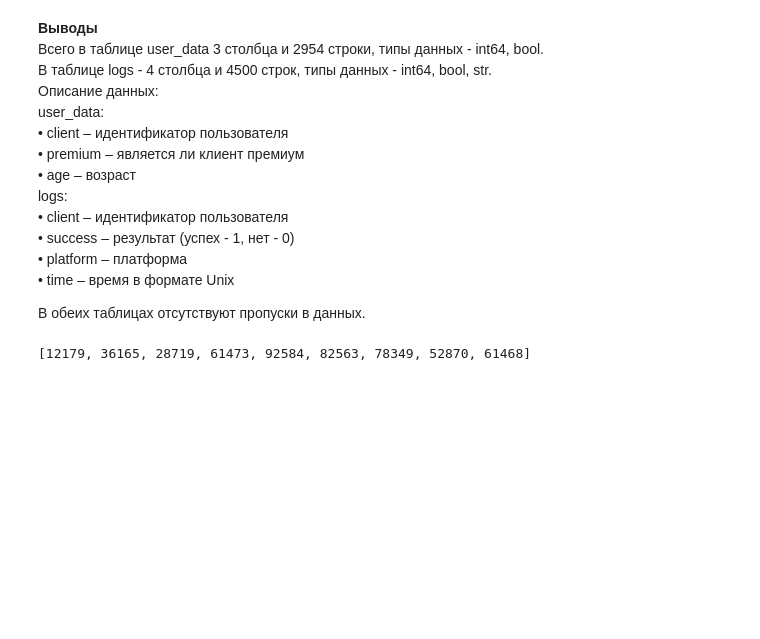
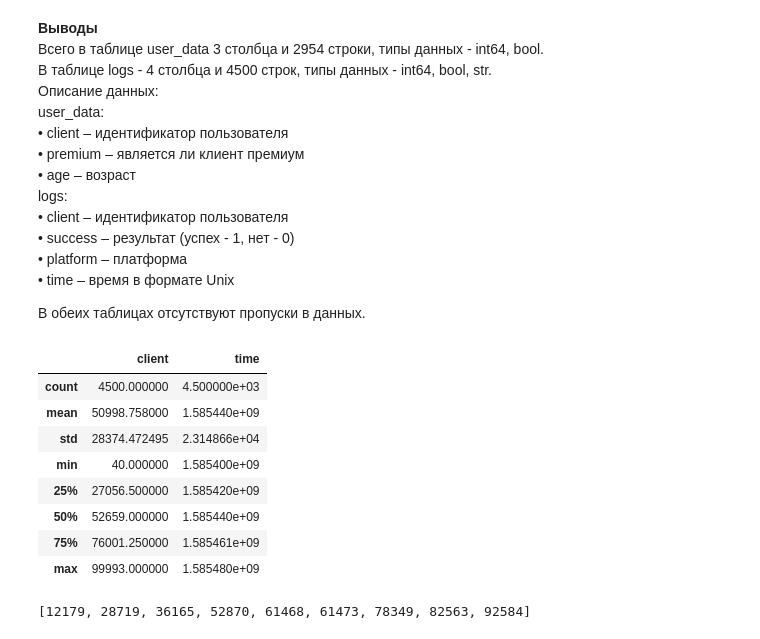
Before and after one commit to olisun-gif/Python, a Jupyter notebook: 3. Пользователи (users_logs).ipynb, the cells around one changed output. Saved outputs shown, nothing was run; the diff lists cells and outputs as text; code cells hidden in the pictures; blank space fills up the shorter version.

```diff
--- a/3. Пользователи (users_logs).ipynb
+++ b/3. Пользователи (users_logs).ipynb
@@ -62,13 +63,26 @@ logs:
 • time – время в формате Unix
 
 В обеих таблицах отсутствуют пропуски в данных.
+# %%
+logs.describe() # статистические характеристики датасета logs
+# %% [output]
+|  | client | time |
+| count | 4500.000000 | 4.500000e+03 |
+| mean | 50998.758000 | 1.585440e+09 |
+| std | 28374.472495 | 2.314866e+04 |
+| min | 40.000000 | 1.585400e+09 |
+| 25% | 27056.500000 | 1.585420e+09 |
+| 50% | 52659.000000 | 1.585440e+09 |
+| 75% | 76001.250000 | 1.585461e+09 |
+| max | 99993.000000 | 1.585480e+09 |
 # %%
-logs.platform.unique() # уникальные значения в столбце platform
 succ = logs.groupby(['client'], as_index=False) \
             .agg({'success': 'sum'}) \
             .sort_values(by = 'success', ascending=False)
 max_succ = succ['success'].max() # находим значение максимального кол-ва успешных операций
-succ = succ[succ.success == max_succ].client.tolist() #запись id клиентов с max кол-вом успешных операций в виде списка
+succ = succ[succ.success == max_succ] \
+       .client.sort_values() \
+       .tolist() # запись id клиентов с max кол-вом успешных операций в виде списка
 print(succ)
 # %% [output]
-[12179, 36165, 28719, 61473, 92584, 82563, 78349, 52870, 61468]
+[12179, 28719, 36165, 52870, 61468, 61473, 78349, 82563, 92584]
```
Also changed, not shown: parts of 10 cells of this notebook.
